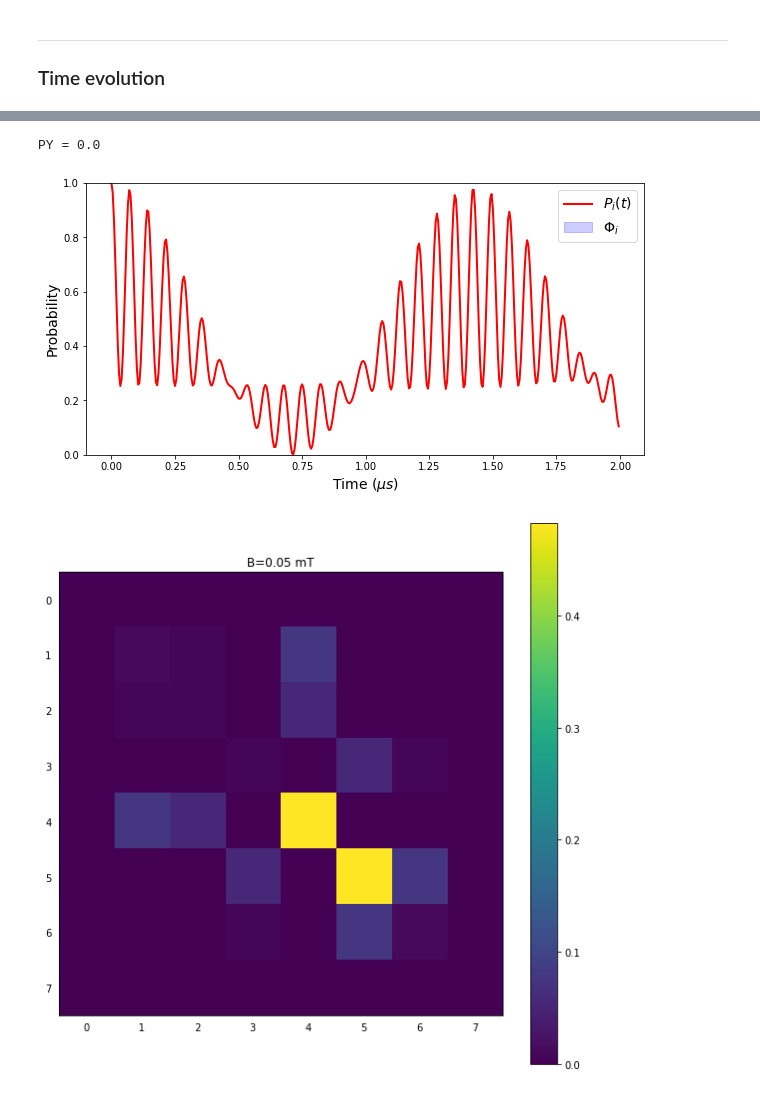
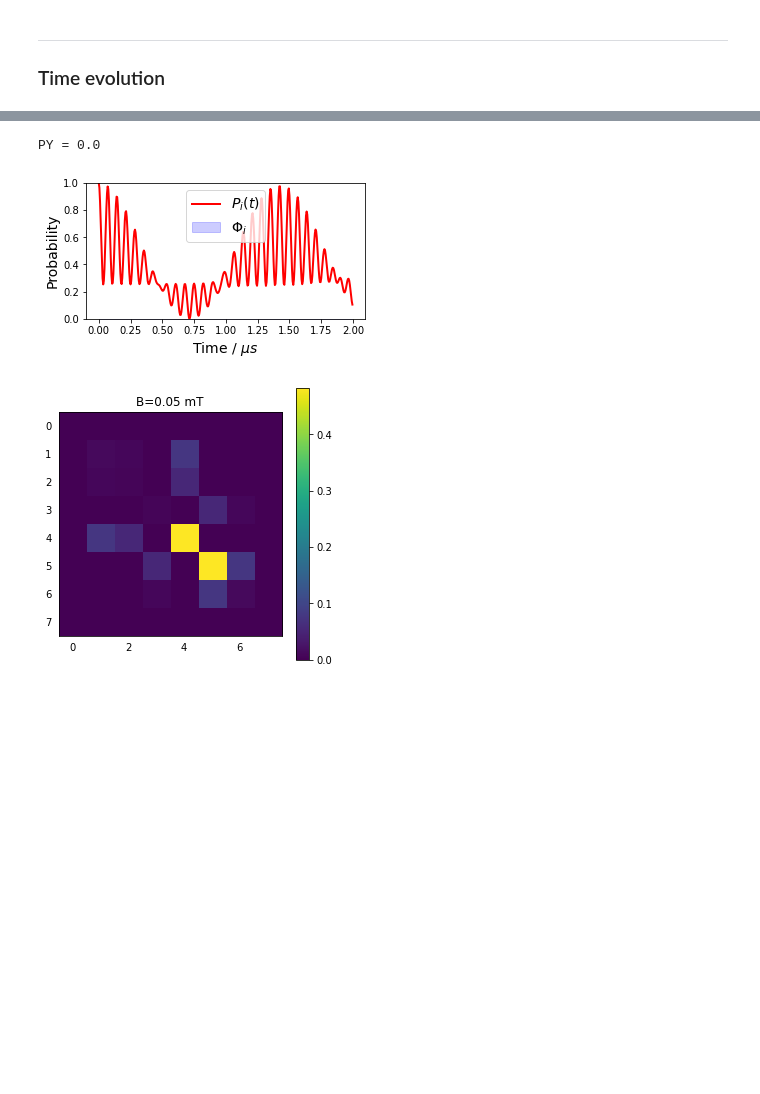
Before and after one commit to Spin-Chemistry-Labs/radicalpy, a Jupyter notebook: examples/tutorials/04_density_matrices_and_time_evolution.ipynb, the cells around one changed output, grey strips where cells are left out. Saved outputs shown, nothing was run; the diff lists cells and outputs as text; code cells hidden in the pictures; blank space fills up the shorter version.

```diff
--- a/examples/tutorials/04_density_matrices_and_time_evolution.ipynb
+++ b/examples/tutorials/04_density_matrices_and_time_evolution.ipynb
@@ -310,26 +312,26 @@ rhos = magnetic_field_loop(sim=sim, init_state=init_state, time=time, H_base=H,
 # %%
 x = time * 1e6
 
 fig = plt.figure()
 plt.plot(x, time_evol, color="red", linewidth=2)
 plt.fill_between(x, product_yield, color="blue", alpha=0.2)
-plt.xlabel("Time ($\mu s$)", size=14)
+plt.xlabel("Time / $\mu s$", size=14)
 plt.ylabel("Probability", size=14)
 plt.ylim([0, 1])
 plt.legend([r"$P_i(t)$", r"$\Phi_i$"], fontsize=14)
-fig.set_size_inches([10, 5])
+fig.set_size_inches([5, 2.5])
 
 fig = plt.figure()
 plt.imshow(np.abs(rhos[1, 1]))
 plt.title(f"B={B0} mT")
 plt.tick_params(bottom=False, left=False)
 plt.colorbar()
 ax = plt.gca()
-fig.set_size_inches([10, 10])
+fig.set_size_inches([5, 5])
 
 
 print(f"PY = {product_yield_sum}")
 # %% [output]
 PY = 0.0
-[figure, old version]
+[figure, new version]
-[figure, old version]
+[figure, new version]
```
Also changed, not shown: parts of 3 cells of this notebook, 1 other file.
